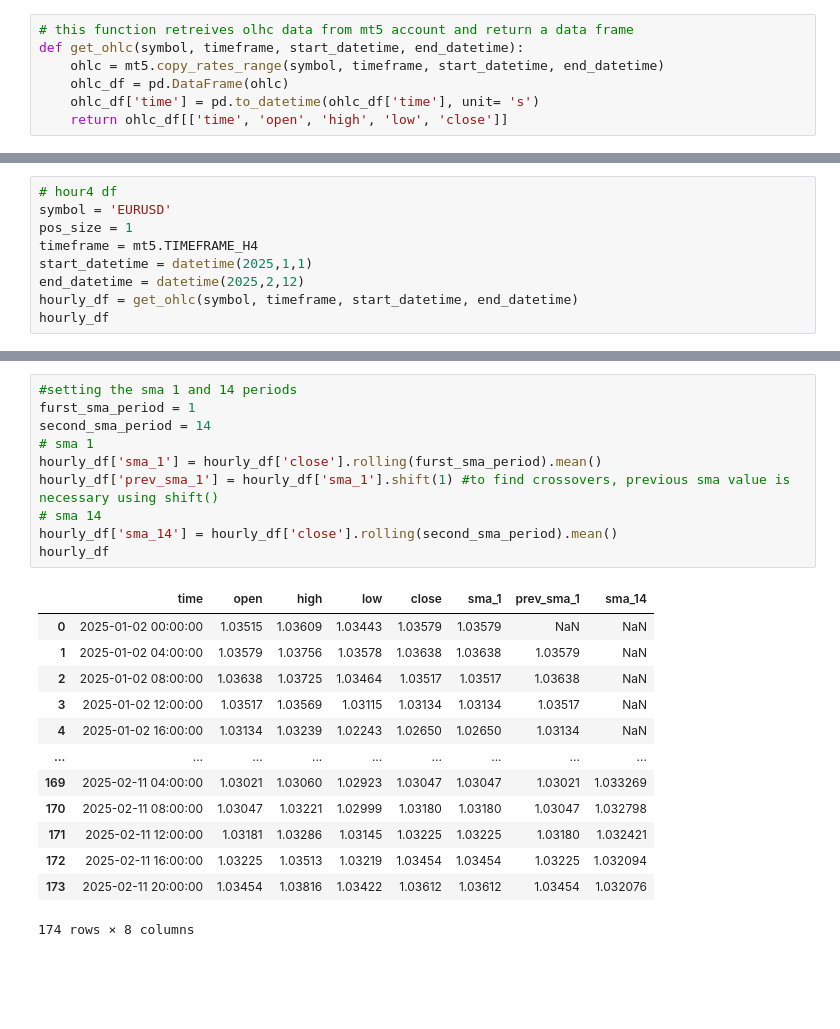
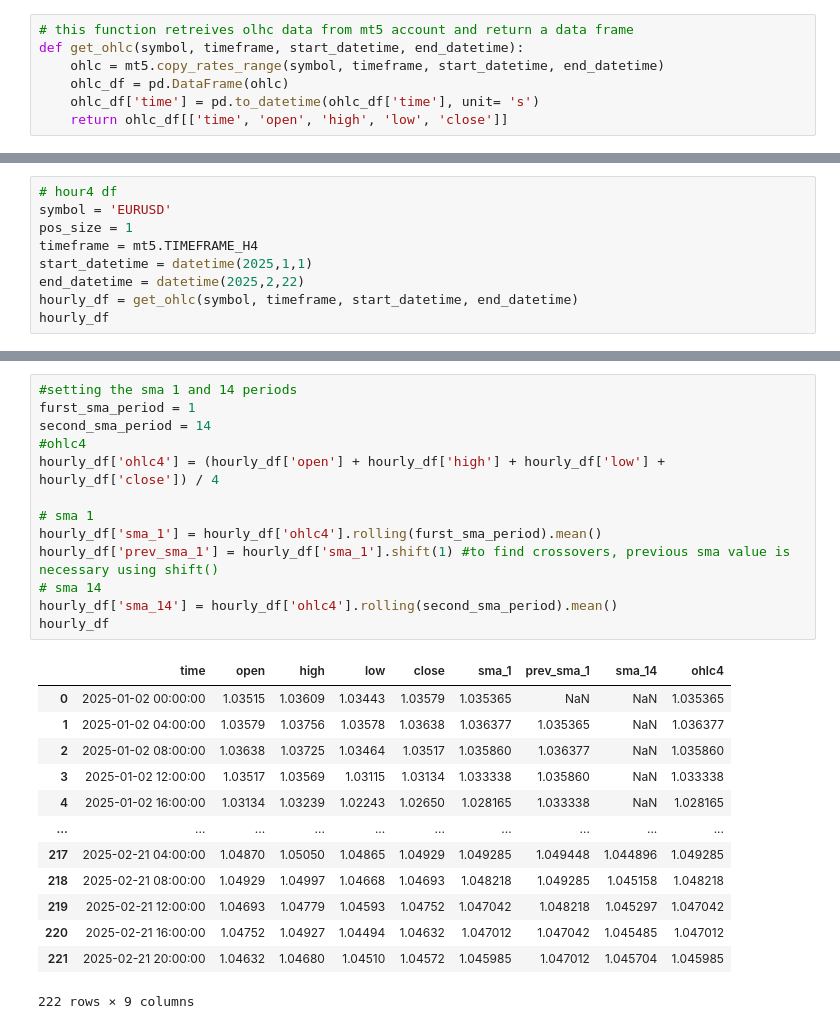
Before and after one commit to Moad2048/python_finance_market_projects, a Jupyter notebook: b2.ipynb, the cells around one changed output, grey strips where cells are left out. Cells and saved outputs as stored; diff of their text form; blank space fills up the shorter version.

```diff
--- a/b2.ipynb
+++ b/b2.ipynb
@@ -55,7 +55,7 @@ symbol = 'EURUSD'
 pos_size = 1
 timeframe = mt5.TIMEFRAME_H4
 start_datetime = datetime(2025,1,1)
-end_datetime = datetime(2025,2,12)
+end_datetime = datetime(2025,2,22)
 hourly_df = get_ohlc(symbol, timeframe, start_datetime, end_datetime)
 hourly_df
 # %% [output]
@@ -133,27 +133,30 @@ daily_df
 # %%
 #setting the sma 1 and 14 periods
 furst_sma_period = 1
 second_sma_period = 14
+#ohlc4
+hourly_df['ohlc4'] = (hourly_df['open'] + hourly_df['high'] + hourly_df['low'] + hourly_df['close']) / 4
+
 # sma 1
-hourly_df['sma_1'] = hourly_df['close'].rolling(furst_sma_period).mean()
+hourly_df['sma_1'] = hourly_df['ohlc4'].rolling(furst_sma_period).mean()
 hourly_df['prev_sma_1'] = hourly_df['sma_1'].shift(1) #to find crossovers, previous sma value is necessary using shift()
 # sma 14
-hourly_df['sma_14'] = hourly_df['close'].rolling(second_sma_period).mean()
+hourly_df['sma_14'] = hourly_df['ohlc4'].rolling(second_sma_period).mean()
 hourly_df
 # %% [output]
-|  | time | open | high | low | close | sma_1 | prev_sma_1 | sma_14 |
-| 0 | 2025-01-02 00:00:00 | 1.03515 | 1.03609 | 1.03443 | 1.03579 | 1.03579 | NaN | NaN |
-| 1 | 2025-01-02 04:00:00 | 1.03579 | 1.03756 | 1.03578 | 1.03638 | 1.03638 | 1.03579 | NaN |
-| 2 | 2025-01-02 08:00:00 | 1.03638 | 1.03725 | 1.03464 | 1.03517 | 1.03517 | 1.03638 | NaN |
-| 3 | 2025-01-02 12:00:00 | 1.03517 | 1.03569 | 1.03115 | 1.03134 | 1.03134 | 1.03517 | NaN |
-| 4 | 2025-01-02 16:00:00 | 1.03134 | 1.03239 | 1.02243 | 1.02650 | 1.02650 | 1.03134 | NaN |
-| ... | ... | ... | ... | ... | ... | ... | ... | ... |
-| 169 | 2025-02-11 04:00:00 | 1.03021 | 1.03060 | 1.02923 | 1.03047 | 1.03047 | 1.03021 | 1.033269 |
-| 170 | 2025-02-11 08:00:00 | 1.03047 | 1.03221 | 1.02999 | 1.03180 | 1.03180 | 1.03047 | 1.032798 |
-| 171 | 2025-02-11 12:00:00 | 1.03181 | 1.03286 | 1.03145 | 1.03225 | 1.03225 | 1.03180 | 1.032421 |
-| 172 | 2025-02-11 16:00:00 | 1.03225 | 1.03513 | 1.03219 | 1.03454 | 1.03454 | 1.03225 | 1.032094 |
-| 173 | 2025-02-11 20:00:00 | 1.03454 | 1.03816 | 1.03422 | 1.03612 | 1.03612 | 1.03454 | 1.032076 |
+|  | time | open | high | low | close | sma_1 | prev_sma_1 | sma_14 | ohlc4 |
+| 0 | 2025-01-02 00:00:00 | 1.03515 | 1.03609 | 1.03443 | 1.03579 | 1.035365 | NaN | NaN | 1.035365 |
+| 1 | 2025-01-02 04:00:00 | 1.03579 | 1.03756 | 1.03578 | 1.03638 | 1.036377 | 1.035365 | NaN | 1.036377 |
+| 2 | 2025-01-02 08:00:00 | 1.03638 | 1.03725 | 1.03464 | 1.03517 | 1.035860 | 1.036377 | NaN | 1.035860 |
+| 3 | 2025-01-02 12:00:00 | 1.03517 | 1.03569 | 1.03115 | 1.03134 | 1.033338 | 1.035860 | NaN | 1.033338 |
+| 4 | 2025-01-02 16:00:00 | 1.03134 | 1.03239 | 1.02243 | 1.02650 | 1.028165 | 1.033338 | NaN | 1.028165 |
+| ... | ... | ... | ... | ... | ... | ... | ... | ... | ... |
+| 217 | 2025-02-21 04:00:00 | 1.04870 | 1.05050 | 1.04865 | 1.04929 | 1.049285 | 1.049448 | 1.044896 | 1.049285 |
+| 218 | 2025-02-21 08:00:00 | 1.04929 | 1.04997 | 1.04668 | 1.04693 | 1.048218 | 1.049285 | 1.045158 | 1.048218 |
+| 219 | 2025-02-21 12:00:00 | 1.04693 | 1.04779 | 1.04593 | 1.04752 | 1.047042 | 1.048218 | 1.045297 | 1.047042 |
+| 220 | 2025-02-21 16:00:00 | 1.04752 | 1.04927 | 1.04494 | 1.04632 | 1.047012 | 1.047042 | 1.045485 | 1.047012 |
+| 221 | 2025-02-21 20:00:00 | 1.04632 | 1.04680 | 1.04510 | 1.04572 | 1.045985 | 1.047012 | 1.045704 | 1.045985 |
-174 rows × 8 columns
+222 rows × 9 columns
 # %%
 #setting the 11 and 114 sma periods
 thurd_sma_period = 1
```
Also changed, not shown: parts of 9 cells of this notebook.
